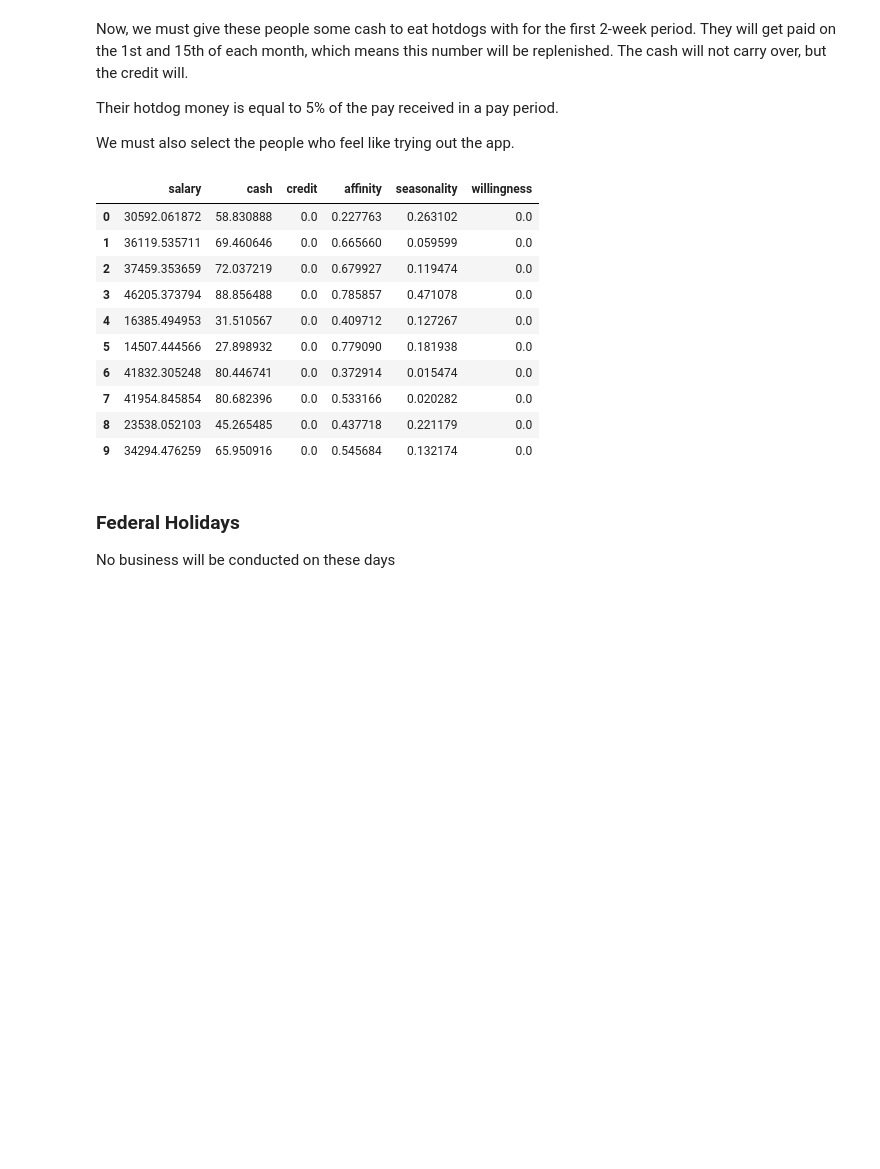
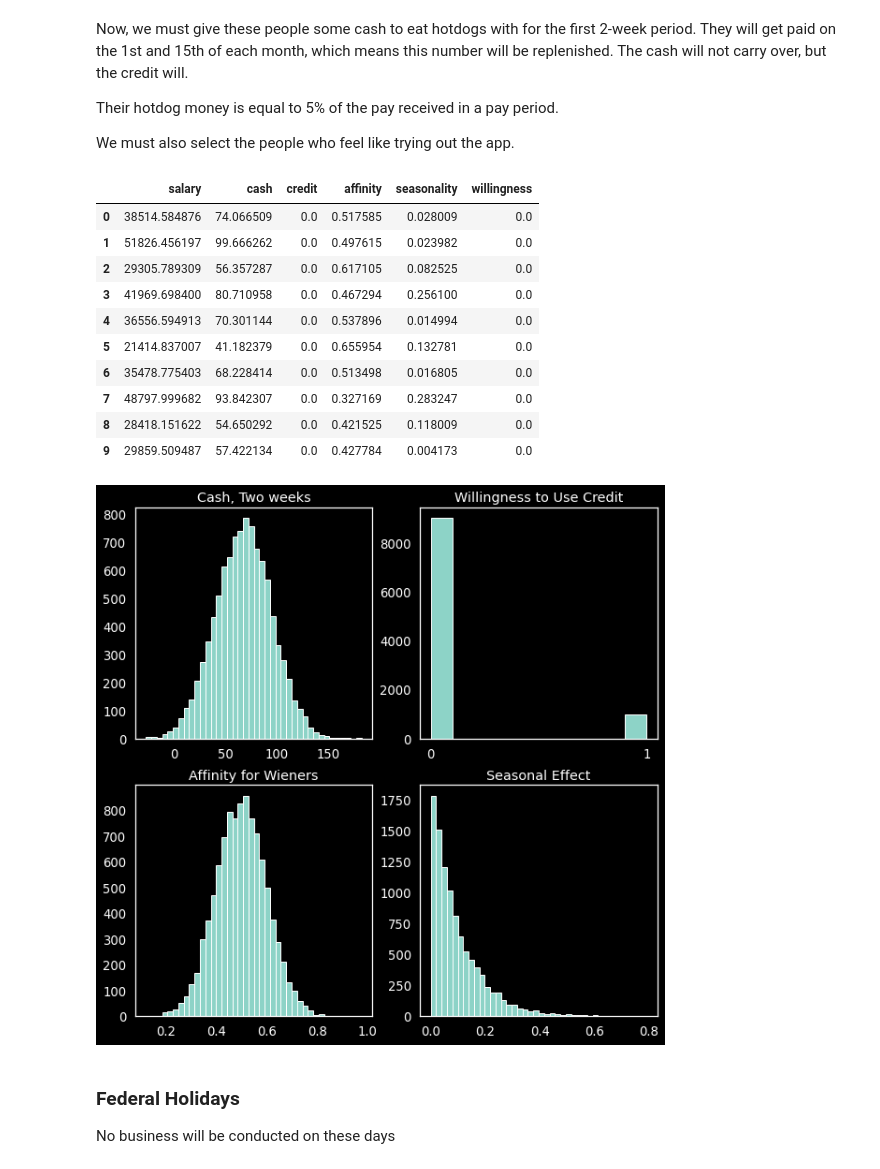
Before and after one commit to SamReeves/604, a Jupyter notebook: w7/project/simulation.ipynb, the cells around one changed output. Saved outputs shown, nothing was run; the diff lists cells and outputs as text; code cells hidden in the pictures; blank space fills up the shorter version.

```diff
--- a/w7/project/simulation.ipynb
+++ b/w7/project/simulation.ipynb
@@ -7,6 +7,9 @@ import matplotlib.pyplot as plt
 from modsim import *
 import pandas as pd
 from datetime import date, timedelta
+from scipy import stats
+
+plt.style.use('dark_background')
 # %% [markdown]
 ### Generate 10k Customers
 
@@ -37,15 +47,21 @@ Finally, we have willingness to download and use the app.  This value is either
 # %%
 def generate_customer() -> tuple:
     """
-    Generate a customer with some randomly generated attributes.
-    Returns: Tuple with .
+    Generate a customer with some randomly given attributes.
+    Returns: Tuple with customer attributes.
     """
 
+    # Salary normally distributed around 35k
     salary = np.random.normal(loc=35000, scale=14000)
+
+    # Affinity for the wieners normally distributed around 1/2
+    affinity = np.random.normal(loc = 0.5, scale = 0.1)
+
+    # Seasonal willingness to go outside, exponential, lambda = 10
+    seasonality = np.random.exponential(scale=0.1)
+
     cash = 0
     credit = 0
-    affinity = np.random.normal(loc = 0.5, scale = 0.2)
-    seasonality = np.random.exponential(scale=0.1)
     willingness = 0
 
     return (salary, cash, credit, affinity, seasonality, willingness)
@@ -69,16 +85,33 @@ customers.update(willing)
 customers.head(10)
 # %% [output]
 |  | salary | cash | credit | affinity | seasonality | willingness |
-| 0 | 30592.061872 | 58.830888 | 0.0 | 0.227763 | 0.263102 | 0.0 |
-| 1 | 36119.535711 | 69.460646 | 0.0 | 0.665660 | 0.059599 | 0.0 |
-| 2 | 37459.353659 | 72.037219 | 0.0 | 0.679927 | 0.119474 | 0.0 |
-| 3 | 46205.373794 | 88.856488 | 0.0 | 0.785857 | 0.471078 | 0.0 |
-| 4 | 16385.494953 | 31.510567 | 0.0 | 0.409712 | 0.127267 | 0.0 |
-| 5 | 14507.444566 | 27.898932 | 0.0 | 0.779090 | 0.181938 | 0.0 |
-| 6 | 41832.305248 | 80.446741 | 0.0 | 0.372914 | 0.015474 | 0.0 |
-| 7 | 41954.845854 | 80.682396 | 0.0 | 0.533166 | 0.020282 | 0.0 |
-| 8 | 23538.052103 | 45.265485 | 0.0 | 0.437718 | 0.221179 | 0.0 |
-| 9 | 34294.476259 | 65.950916 | 0.0 | 0.545684 | 0.132174 | 0.0 |
+| 0 | 38514.584876 | 74.066509 | 0.0 | 0.517585 | 0.028009 | 0.0 |
+| 1 | 51826.456197 | 99.666262 | 0.0 | 0.497615 | 0.023982 | 0.0 |
+| 2 | 29305.789309 | 56.357287 | 0.0 | 0.617105 | 0.082525 | 0.0 |
+| 3 | 41969.698400 | 80.710958 | 0.0 | 0.467294 | 0.256100 | 0.0 |
+| 4 | 36556.594913 | 70.301144 | 0.0 | 0.537896 | 0.014994 | 0.0 |
+| 5 | 21414.837007 | 41.182379 | 0.0 | 0.655954 | 0.132781 | 0.0 |
+| 6 | 35478.775403 | 68.228414 | 0.0 | 0.513498 | 0.016805 | 0.0 |
+| 7 | 48797.999682 | 93.842307 | 0.0 | 0.327169 | 0.283247 | 0.0 |
+| 8 | 28418.151622 | 54.650292 | 0.0 | 0.421525 | 0.118009 | 0.0 |
+| 9 | 29859.509487 | 57.422134 | 0.0 | 0.427784 | 0.004173 | 0.0 |
+# %%
+fig, axis = plt.subplots(nrows=2, ncols=2, figsize=(10,10))
+axis[0,0].hist(customers.cash, bins=40)
+axis[0,0].set_title('Cash, Two weeks')
+
+axis[0,1].hist(customers.willingness, bins=10)
+axis[0,1].set_title('Willingness to Use Credit')
+axis[0,1].xaxis.set_ticks([0,1])
+
+axis[1,0].hist(customers.affinity, bins=40)
+axis[1,0].set_title('Affinity for Wieners')
+
+axis[1,1].hist(customers.seasonality, bins=40)
+axis[1,1].set_title('Seasonal Effect')
+plt.show()
+# %% [output]
+[figure, added]
 # %% [markdown]
 ### Federal Holidays
 
```
Also changed, not shown: parts of 21 cells of this notebook.
